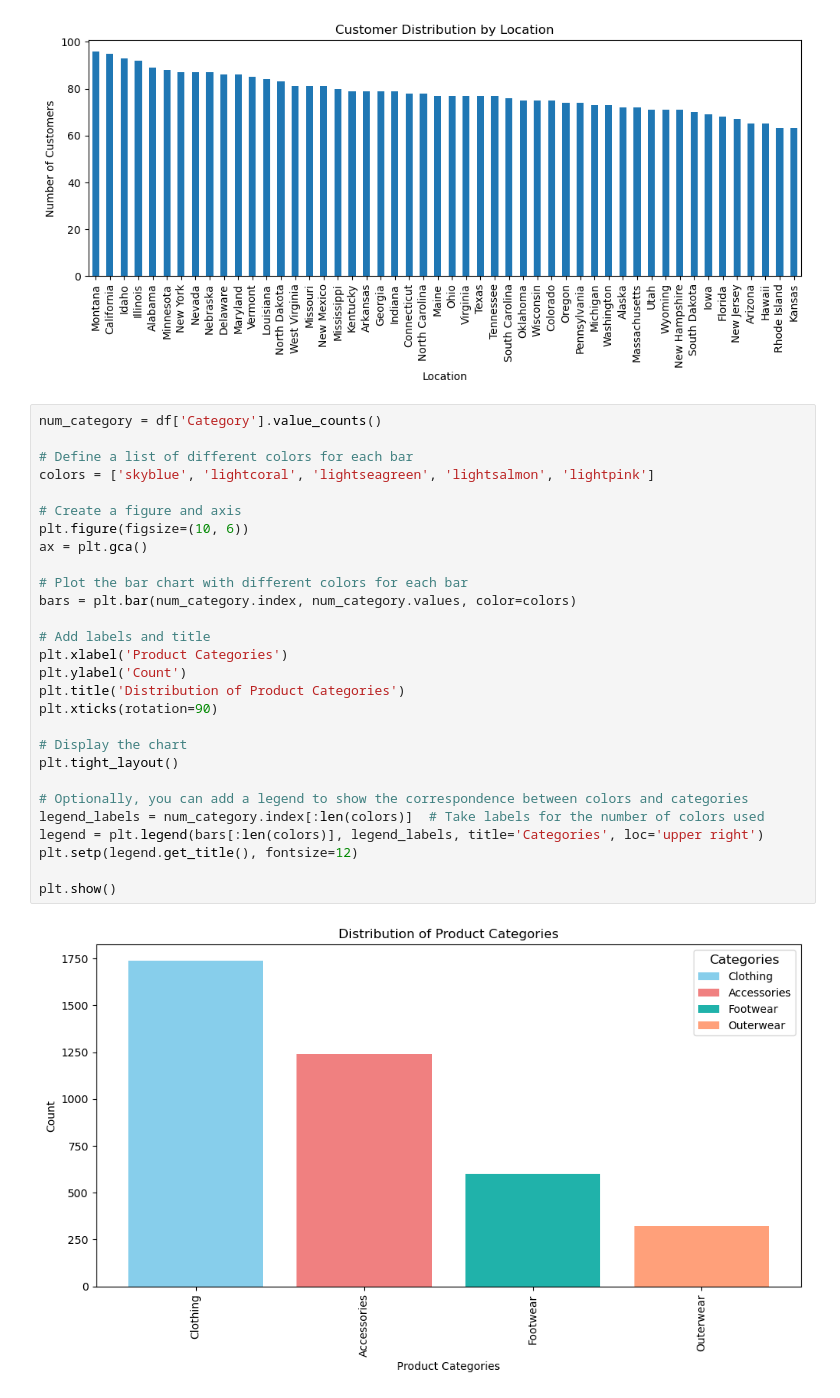
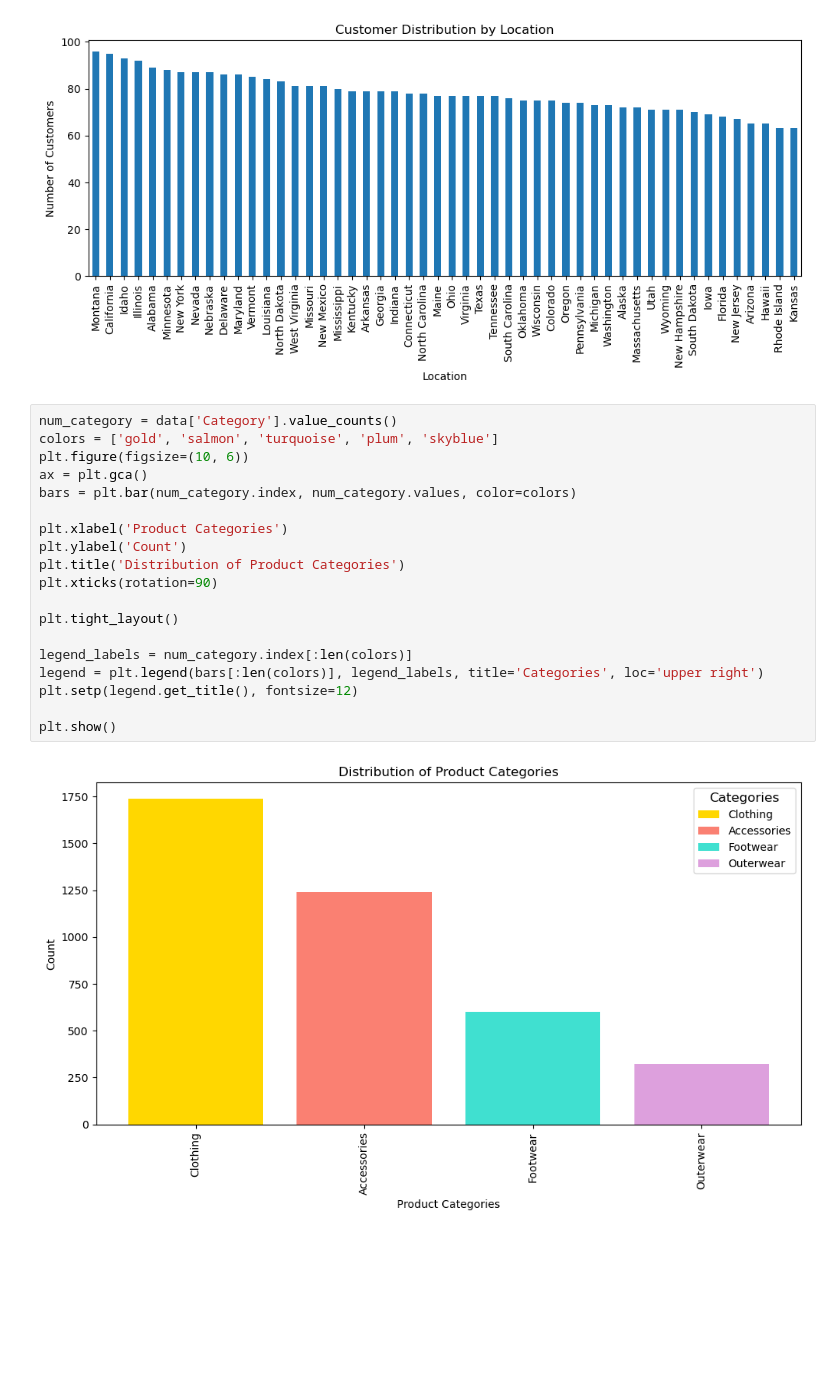
Before and after one commit to ShauryaJain03/Eco_Term_Paper, a Jupyter notebook: Price Discrimation.ipynb, the cells around one changed output. Cells and saved outputs as stored; diff of their text form; blank space fills up the shorter version.

```diff
--- a/Price Discrimation.ipynb
+++ b/Price Discrimation.ipynb
@@ -296,33 +270,24 @@ plt.show()
 # %% [output]
 [figure]
 # %%
-num_category = df['Category'].value_counts()
-
-# Define a list of different colors for each bar
-colors = ['skyblue', 'lightcoral', 'lightseagreen', 'lightsalmon', 'lightpink']
-
-# Create a figure and axis
+num_category = data['Category'].value_counts()
+colors = ['gold', 'salmon', 'turquoise', 'plum', 'skyblue']
 plt.figure(figsize=(10, 6))
 ax = plt.gca()
-
-# Plot the bar chart with different colors for each bar
 bars = plt.bar(num_category.index, num_category.values, color=colors)
 
-# Add labels and title
 plt.xlabel('Product Categories')
 plt.ylabel('Count')
 plt.title('Distribution of Product Categories')
 plt.xticks(rotation=90)
 
-# Display the chart
 plt.tight_layout()
 
-# Optionally, you can add a legend to show the correspondence between colors and categories
-legend_labels = num_category.index[:len(colors)]  # Take labels for the number of colors used
+legend_labels = num_category.index[:len(colors)]
 legend = plt.legend(bars[:len(colors)], legend_labels, title='Categories', loc='upper right')
 plt.setp(legend.get_title(), fontsize=12)
 
 plt.show()
 # %% [output]
-[figure, old version]
+[figure, new version]
 # %%
```
Also changed, not shown: parts of 12 cells of this notebook.
